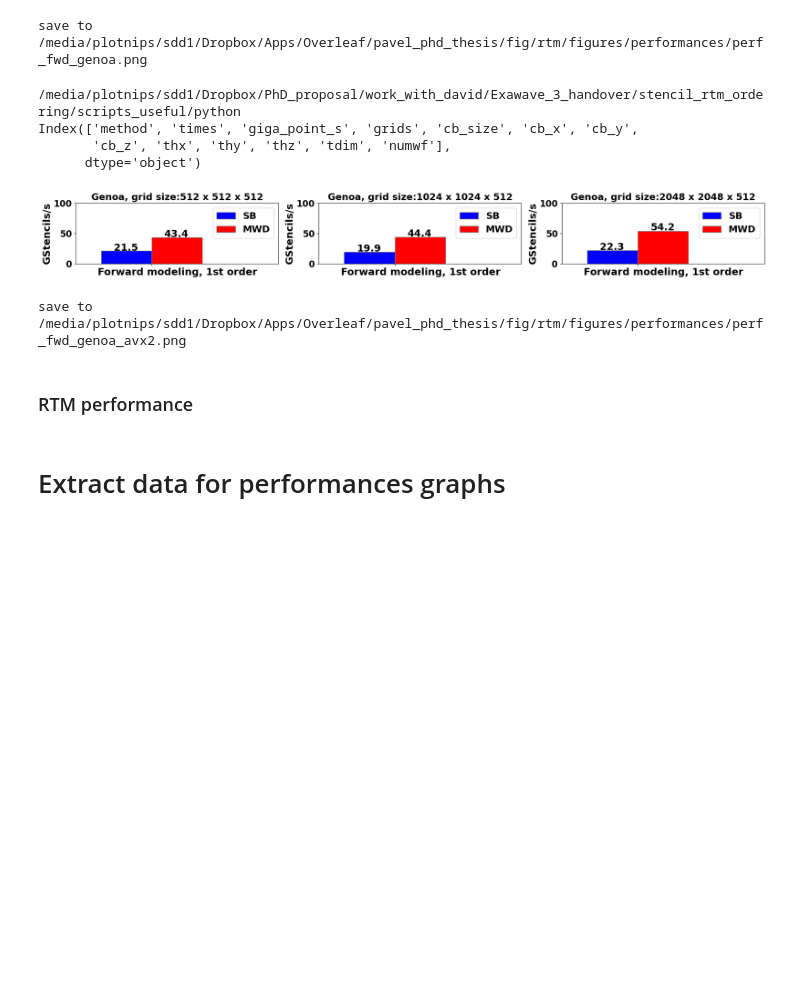
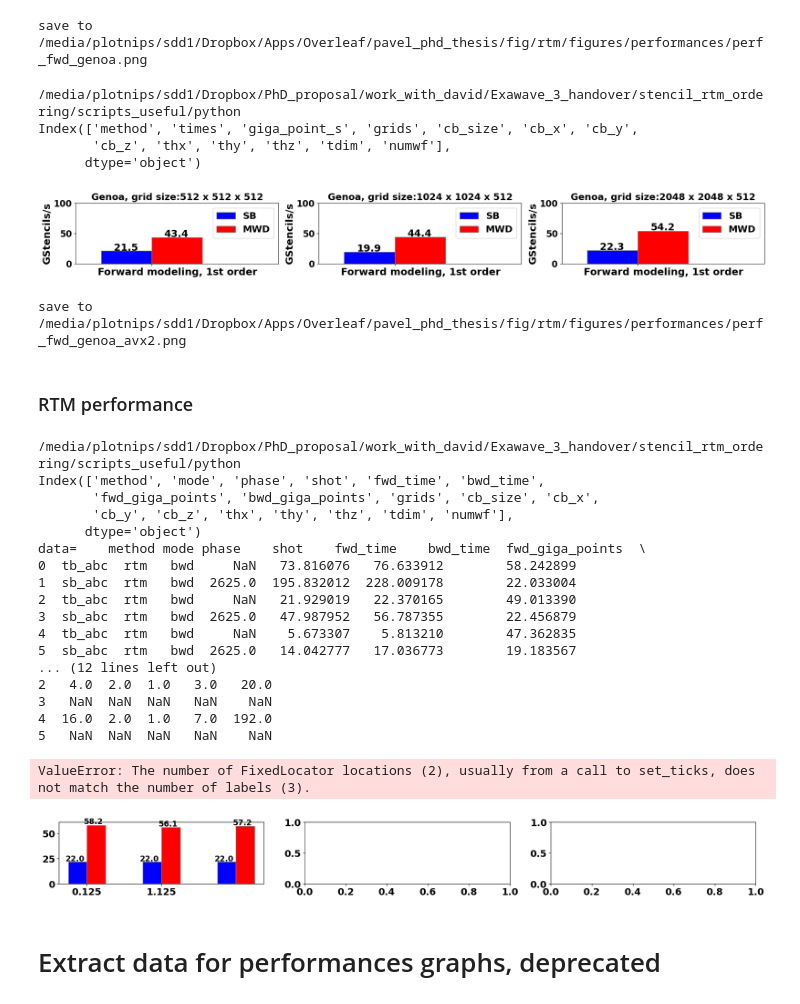
Before and after one commit to panzerkpfw6/panzer_repo, a Jupyter notebook: scripts_useful/python/stencil_rtm_performance_research.ipynb, the cells around one changed output. Saved outputs shown, nothing was run; the diff lists cells and outputs as text; code cells hidden in the pictures; blank space fills up the shorter version.

Commit message:
modify test

```diff
--- a/scripts_useful/python/stencil_rtm_SB_cache_blocking_research.ipynb
+++ b/scripts_useful/python/stencil_rtm_performance_research.ipynb
@@ -123,9 +123,9 @@ def read_data_stencil_modeling(filename):
                 tmp_giga_points=float(number)
             elif 'run 1st order' in line:
                 if 'TB' in line:        tmp_method='tb_abc'
-                elif 'SB' in line:      tmp_method='sb_abc'
-                elif 'modeling' in line:      tmp_mode='modeling'
-                elif 'RTM' in line:      tmp_mode='rtm'
+                if 'SB' in line:      tmp_method='sb_abc'
+                if 'modeling' in line:      tmp_mode='modeling'
+                if 'RTM' in line:      tmp_mode='rtm'
             elif '# THREADS' in line:
                 tmp_ncores=(float(line.split()[-1]))
             elif 'BLOCKX=' in line:
@@ -521,3 +829,27 @@ save to  /media/plotnips/sdd1/Dropbox/Apps/Overleaf/pavel_phd_thesis/fig/rtm/fig
+# %%
+perf_data=read_data_stencil_rtm(os.path.join(folder_genoa,'test1_rtm_pasc_all_grids2.log'))
+save_paths=[os.path.join(save_path,'perf_rtm_genoa')]
+plot_perf_rtm(perf_data,save_paths,title='Genoa',metric='gstencils',gstencils_limit=100)
+# %% [output]
+/media/plotnips/sdd1/Dropbox/PhD_proposal/work_with_david/Exawave_3_handover/stencil_rtm_ordering/scripts_useful/python
+Index(['method', 'mode', 'phase', 'shot', 'fwd_time', 'bwd_time',
+       'fwd_giga_points', 'bwd_giga_points', 'grids', 'cb_size', 'cb_x',
+       'cb_y', 'cb_z', 'thx', 'thy', 'thz', 'tdim', 'numwf'],
+      dtype='object')
+data=    method mode phase    shot    fwd_time    bwd_time  fwd_giga_points  \
+0  tb_abc  rtm   bwd     NaN   73.816076   76.633912        58.242899
+1  sb_abc  rtm   bwd  2625.0  195.832012  228.009178        22.033004
+2  tb_abc  rtm   bwd     NaN   21.929019   22.370165        49.013390
+3  sb_abc  rtm   bwd  2625.0   47.987952   56.787355        22.456879
+4  tb_abc  rtm   bwd     NaN    5.673307    5.813210        47.362835
+5  sb_abc  rtm   bwd  2625.0   14.042777   17.036773        19.183567
+... (12 lines left out)
+2   4.0  2.0  1.0   3.0   20.0
+3   NaN  NaN  NaN   NaN    NaN
+4  16.0  2.0  1.0   7.0  192.0
+5   NaN  NaN  NaN   NaN    NaN
+ValueError: The number of FixedLocator locations (2), usually from a call to set_ticks, does not match the number of labels (3).
+[figure, added]
 # %% [markdown]
-# Extract data for performances graphs
+# Extract data for performances graphs, deprecated
 # %%
```
Also changed, not shown: parts of 2 cells of this notebook, 5 other files.
